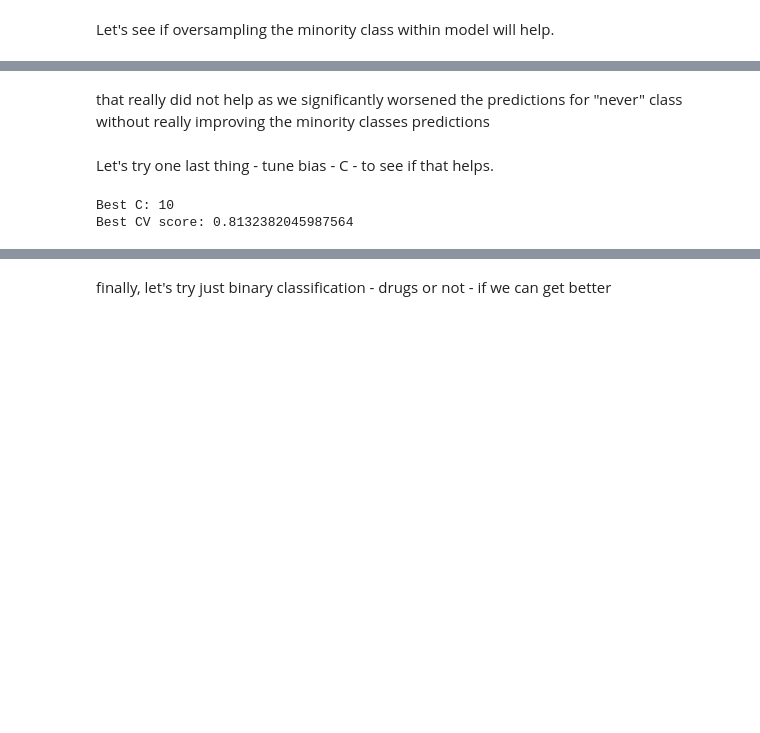
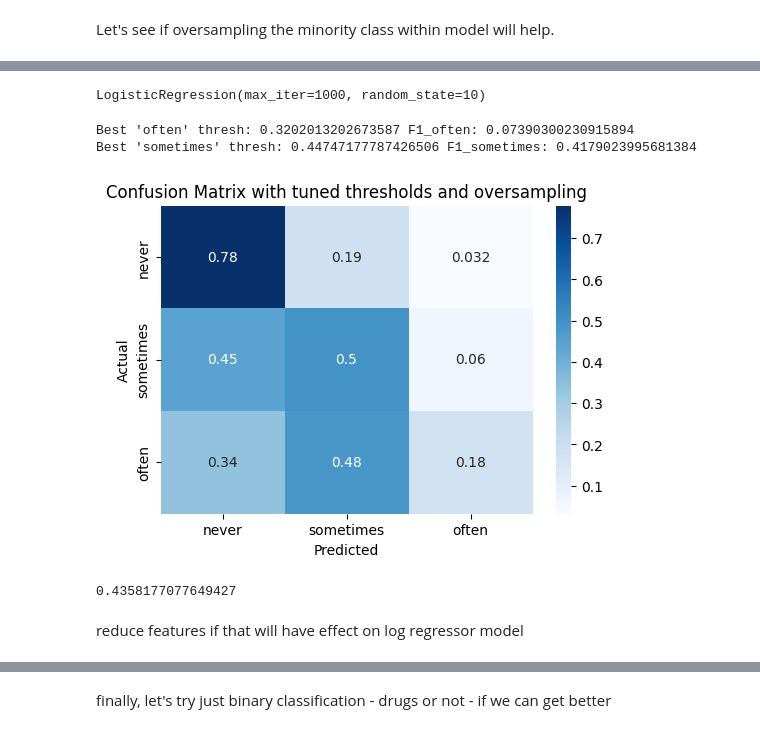
Before and after one commit to VasStach/OKCupid-Date-A-Scientist, a Jupyter notebook: date-a-scientist.ipynb, the cells around one changed output, grey strips where cells are left out. Saved outputs shown, nothing was run; the diff lists cells and outputs as text; code cells hidden in the pictures; blank space fills up the shorter version.

```diff
--- a/date-a-scientist.ipynb
+++ b/date-a-scientist.ipynb
@@ -305,17 +195,0 @@ plt.show()
-# %% [markdown]
-that really did not help as we significantly worsened the predictions for "never" class without really improving the minority classes predictions
-# %% [markdown]
-Let's try one last thing - tune bias - C - to see if that helps.
-# %%
-from sklearn.model_selection import GridSearchCV
-
-param_grid = {'C': [0.01, 0.1, 0.5, 1, 2, 5, 10, 20, 50, 100]}
-log_reg = LogisticRegression(random_state=10, max_iter=1000)
-grid = GridSearchCV(log_reg, param_grid, scoring='f1_weighted', cv=5, n_jobs=-1)
-grid.fit(x_train, y_train)
-
-print("Best C:", grid.best_params_['C'])
-print("Best CV score:", grid.best_score_)
-# %% [output]
-Best C: 10
-Best CV score: 0.8132382045987564
@@ -321,0 +224,37 @@ Best CV score: 0.8132382045987564
+# %%
+from imblearn.over_sampling import SMOTENC
+
+# Identify which feature indices are truly categorical/boolean
+cat_idxs = [x_train.columns.get_loc(c) for c in x_train.columns if c not in num_cols]
+
+smote_nc = SMOTENC(
+    categorical_features=cat_idxs,
+    random_state=42
+)
+
+x_res, y_res = smote_nc.fit_resample(x_train, y_train)
+log_regressor_ovsamp = LogisticRegression(random_state=10, max_iter=1000)
+log_regressor_ovsamp.fit(x_res, y_res)
+# %% [output]
+LogisticRegression(max_iter=1000, random_state=10)
+# %%
+# 5) Evaluate on your test set
+probs = log_regressor_ovsamp.predict_proba(x_test)
+t_opt_o, t_opt_s = get_best_thresholds(probs, y_test)
+y_pred_thr = predict_with_thresholds(probs, t_opt_o, t_opt_s)
+
+cm = confusion_matrix(y_test, y_pred_thr, normalize="true")
+plt.figure(figsize=(6, 4))
+sns.heatmap(cm, annot=True, fmt='.2g', cmap='Blues', xticklabels=['never', 'sometimes', 'often'], yticklabels=['never', 'sometimes', 'often'])
+plt.xlabel('Predicted')
+plt.ylabel('Actual')
+plt.title('Confusion Matrix with tuned thresholds and oversampling')
+plt.show()
+print(f1_score(y_test, y_pred_thr, average="macro"))
+# %% [output]
+Best 'often' thresh: 0.3202013202673587 F1_often: 0.07390300230915894
+Best 'sometimes' thresh: 0.44747177787426506 F1_sometimes: 0.4179023995681384
+[figure, added]
+0.4358177077649427
+# %% [markdown]
+reduce features if that will have effect on log regressor model
```
Also changed, not shown: parts of 38 cells of this notebook, 1 other file.
